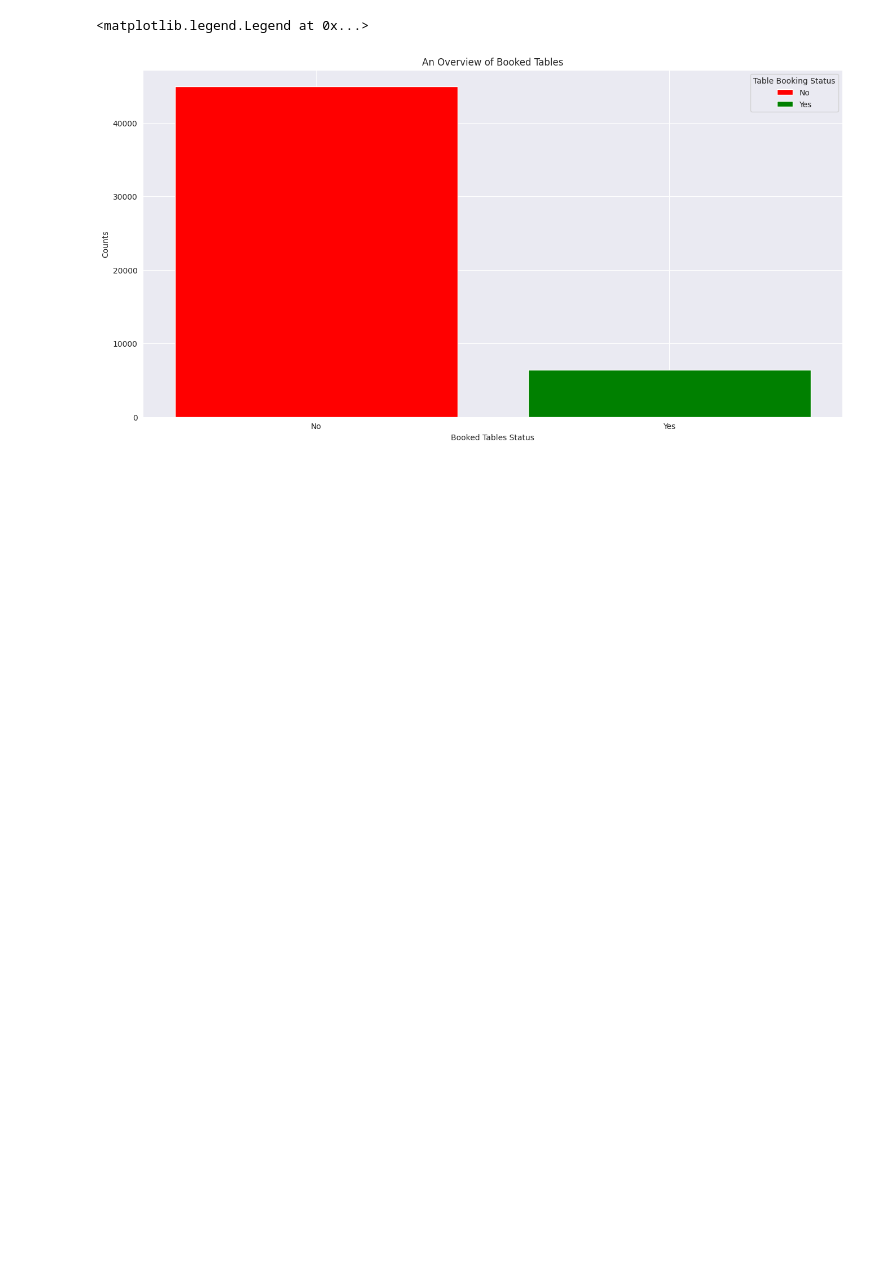
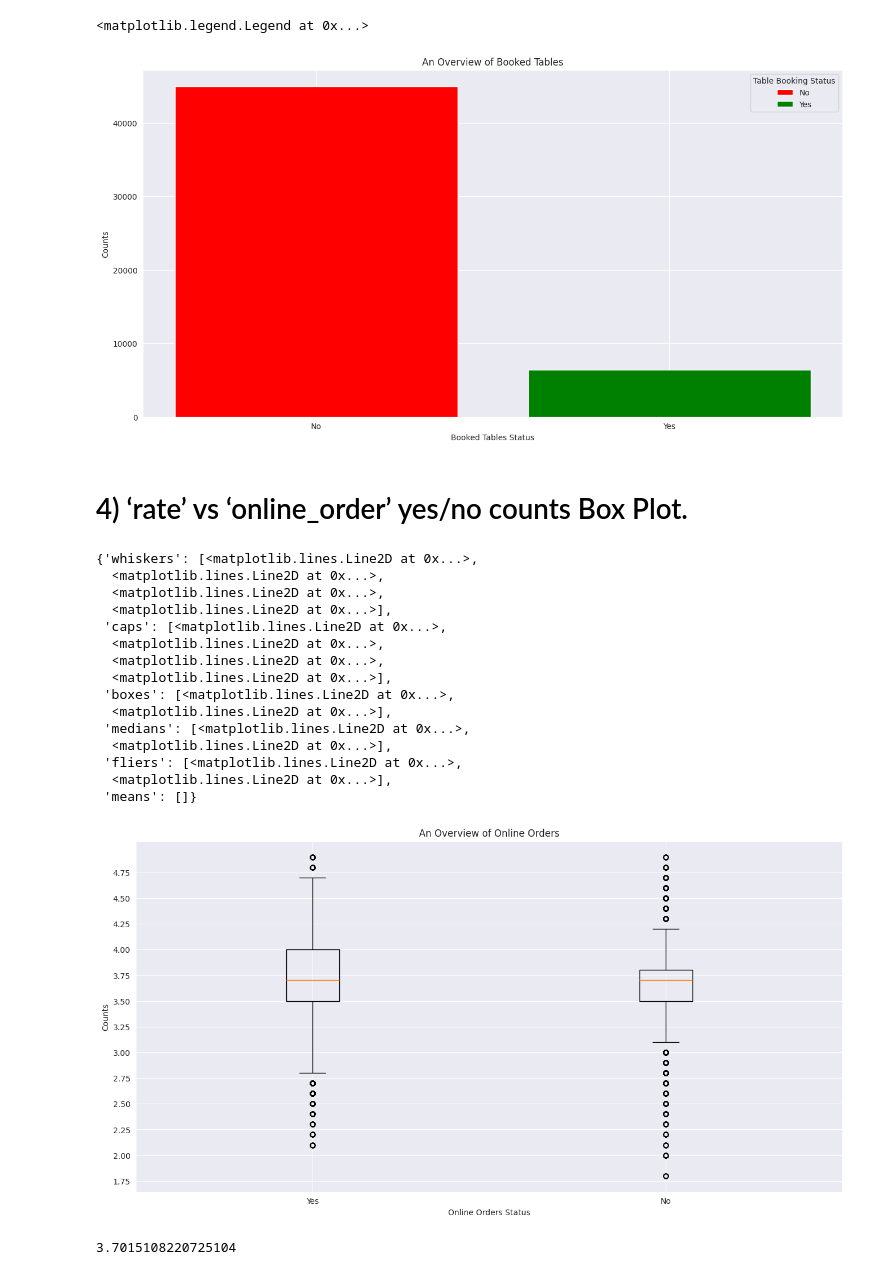
Before and after one commit to mutumagitonga/Zomato-Bangalore-Restaurants-Data-Analysis-Practice, a Jupyter notebook: zomato-data-analysis-and-visualization.ipynb, the cells around one changed output. Cells and saved outputs as stored; diff of their text form; code cells hidden in the pictures; blank space fills up the shorter version.

Commit message:
'rate' vs 'online_order'(yes/no) counts boxplot

```diff
--- a/zomato-data-analysis-and-visualization.ipynb
+++ b/zomato-data-analysis-and-visualization.ipynb
@@ -856,3 +840,57 @@ plt.legend(title="Table Booking Status")
 # %% [output]
 <matplotlib.legend.Legend at 0x...>
 [figure]
+# %% [markdown]
+# 4) ‘rate’ vs ‘online_order’ yes/no counts Box Plot.
+# %%
+#############################
+##MATPLOTLIB IMPLEMENTATION##
+#############################
+# Define chart size
+plt.figure(figsize=(16,8))
+
+# Extract counts, indexes & values
+# book_tables = df['book_table'].value_counts()
+# book_table_idx = book_tables.index
+# book_table_vals = book_tables.values
+
+# Define chart labels
+plt.xlabel("Online Orders Status")
+plt.ylabel("Counts")
+plt.yticks(np.arange(0, 5, step=0.25))
+plt.title("An Overview of Online Orders")
+
+# Plotting
+plt.boxplot([df[df['online_order'] == 'Yes']['rate'],
+            df[df['online_order'] == 'No']['rate']],
+            labels=['Yes', 'No'])
+
+# ##########################
+# ##SEABORN IMPLEMENTATION##
+# ##########################
+# plt.figure(figsize=(12,6))
+# plt.xlabel("Booked Tables Status")
+# colors = ["green","red"]
+# ax = sns.countplot(x = df['book_table'], hue=df['book_table'], palette=colors)
+# ax.legend(labels=["Yes","No"])
+# %% [output]
+{'whiskers': [<matplotlib.lines.Line2D at 0x...>,
+  <matplotlib.lines.Line2D at 0x...>,
+  <matplotlib.lines.Line2D at 0x...>,
+  <matplotlib.lines.Line2D at 0x...>],
+ 'caps': [<matplotlib.lines.Line2D at 0x...>,
+  <matplotlib.lines.Line2D at 0x...>,
+  <matplotlib.lines.Line2D at 0x...>,
+  <matplotlib.lines.Line2D at 0x...>],
+ 'boxes': [<matplotlib.lines.Line2D at 0x...>,
+  <matplotlib.lines.Line2D at 0x...>],
+ 'medians': [<matplotlib.lines.Line2D at 0x...>,
+  <matplotlib.lines.Line2D at 0x...>],
+ 'fliers': [<matplotlib.lines.Line2D at 0x...>,
+  <matplotlib.lines.Line2D at 0x...>],
+ 'means': []}
+[figure, added]
+# %%
+df['rate'].mean()
+# %% [output]
+3.7015108220725104
```
Also changed, not shown: parts of 1 cell of this notebook.
